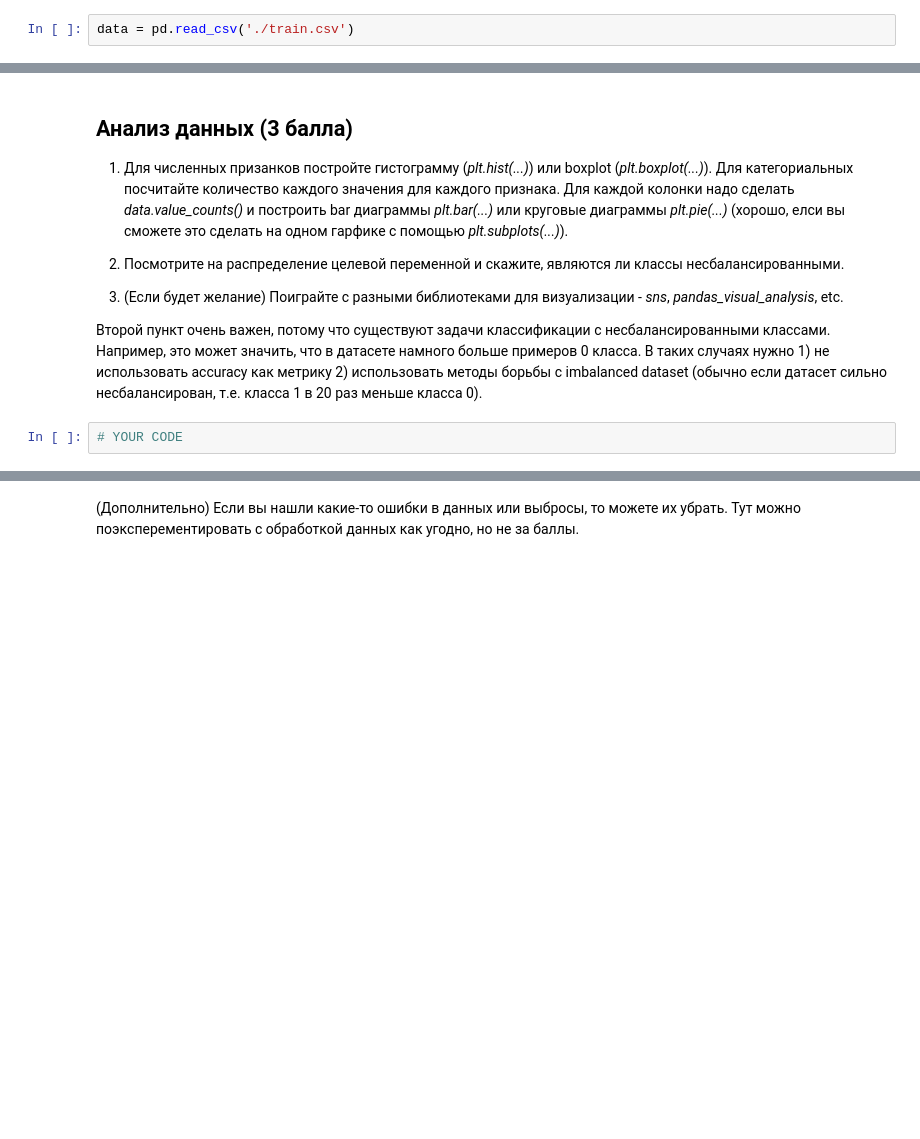
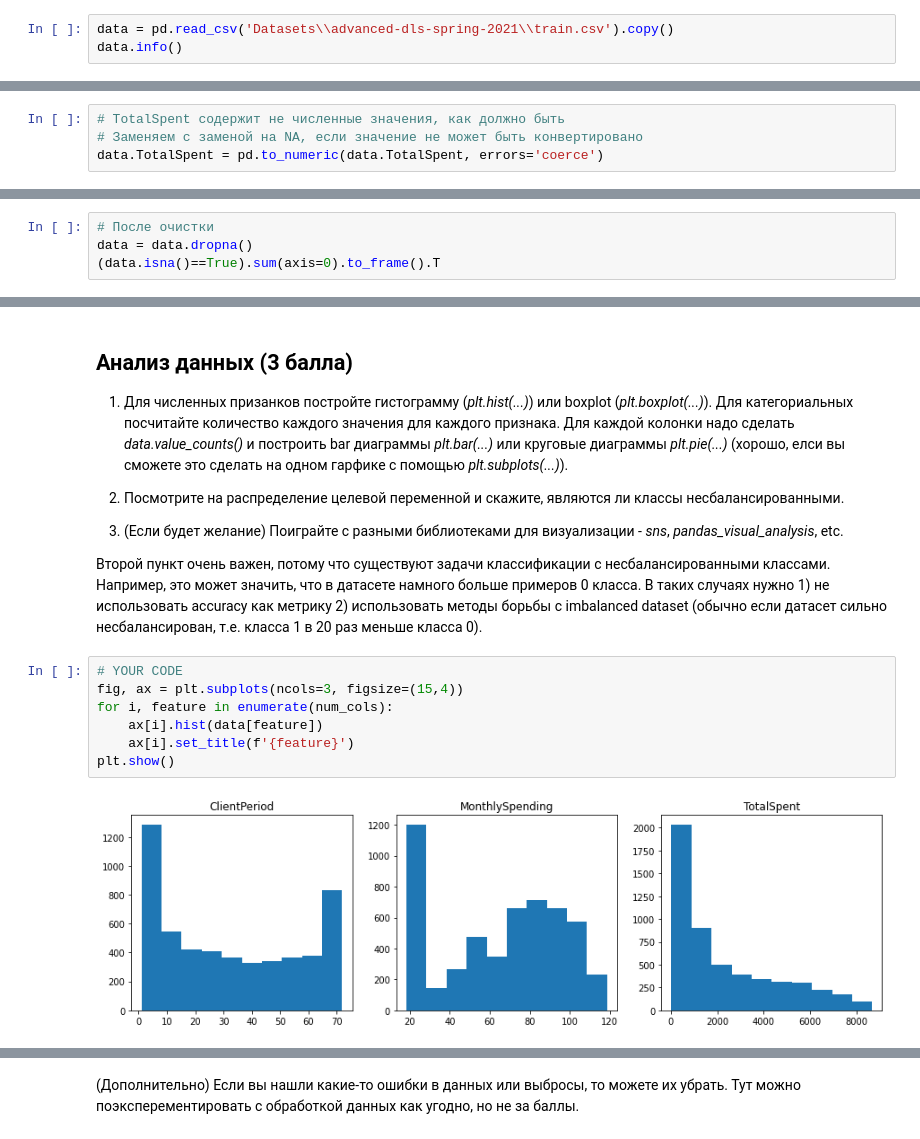
Before and after one commit to NilRadle/DLS, a Jupyter notebook: HW.kaggle.ipynb, the cells around one changed output, grey strips where cells are left out. Drawn from its saved outputs; the diff is of its cells as text; blank space fills up the shorter version.

```diff
--- a/HW.kaggle.ipynb
+++ b/HW.kaggle.ipynb
@@ -101,4 +101,5 @@ from matplotlib import pyplot as plt
 !gdown 1fGw_-RFwvn_LEdt91Jq-7A-wzG6mmH8r  # test.csv
 !gdown 199Mt4OYZNaelT83U-HGDsEYs2YcUGQ6y  # submission.csv
 # %%
-data = pd.read_csv('./train.csv')
+data = pd.read_csv('Datasets\\advanced-dls-spring-2021\\train.csv').copy()
+data.info()
@@ -105,3 +124,7 @@ data = pd.read_csv('./train.csv')
+# %%
+# TotalSpent содержит не численные значения, как должно быть
+# Заменяем с заменой на NA, если значение не может быть конвертировано
+data.TotalSpent = pd.to_numeric(data.TotalSpent, errors='coerce')
 # %%
 # Для вашего удобства списки с именами разных колонок
 
@@ -138,0 +181,4 @@ target_col = 'Churn'
+# %%
+# После очистки
+data = data.dropna()
+(data.isna()==True).sum(axis=0).to_frame().T
@@ -146,5 +195,12 @@ target_col = 'Churn'
 3) (Если будет желание) Поиграйте с разными библиотеками для визуализации - *sns*, *pandas_visual_analysis*, etc.
 
 Второй пункт очень важен, потому что существуют задачи классификации с несбалансированными классами. Например, это может значить, что в датасете намного больше примеров 0 класса. В таких случаях нужно 1) не использовать accuracy как метрику 2) использовать методы борьбы с imbalanced dataset (обычно если датасет сильно несбалансирован, т.е. класса 1 в 20 раз меньше класса 0).
-# %%
-# YOUR CODE
+# %%
+# YOUR CODE
+fig, ax = plt.subplots(ncols=3, figsize=(15,4))
+for i, feature in enumerate(num_cols):
+    ax[i].hist(data[feature])
+    ax[i].set_title(f'{feature}')
+plt.show()
+# %% [output]
+[figure, added]
```
Also changed, not shown: parts of 20 cells of this notebook, 4 other files.
